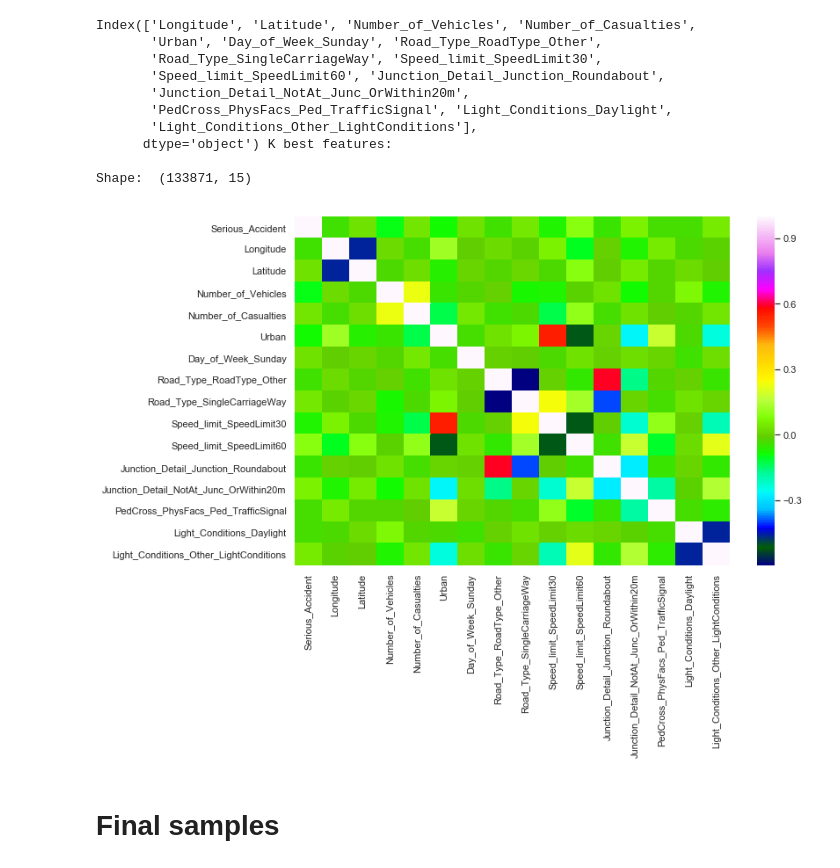
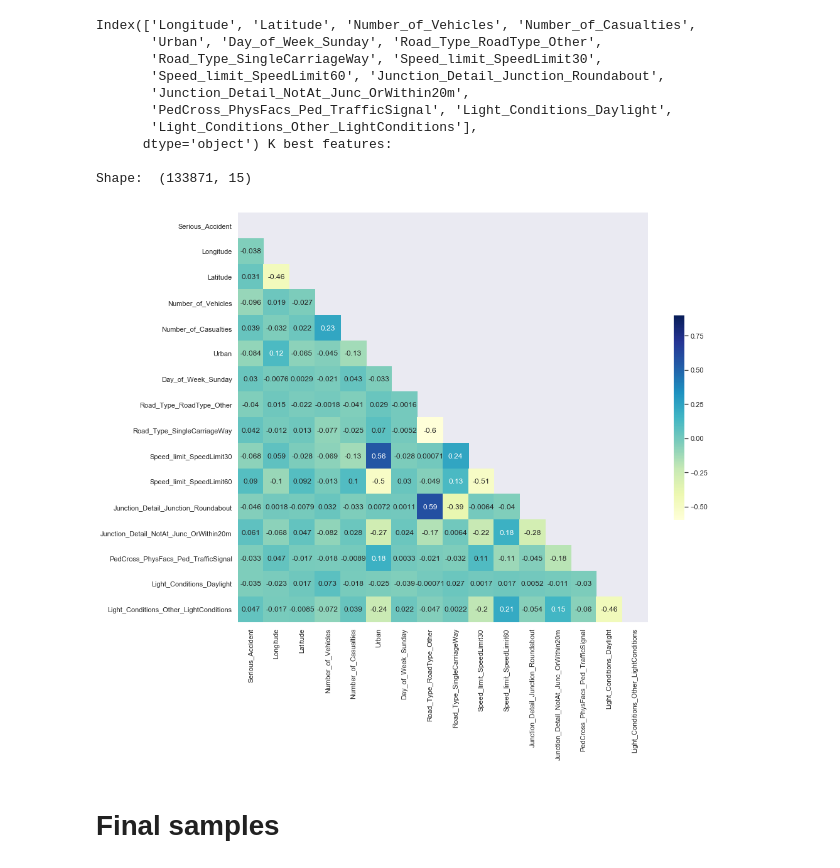
Before and after one commit to akafle1003/thinkful-supervised-learning-capstone, a Jupyter notebook: SupervisedLearningCapstone_PredictingFatalAccidentsinUKPublicRoads.ipynb, the cells around one changed output. Cells and saved outputs as stored; diff of their text form; code cells hidden in the pictures.

```diff
--- a/SupervisedLearningCapstone_PredictingFatalAccidentsinUKPublicRoads.ipynb
+++ b/SupervisedLearningCapstone_PredictingFatalAccidentsinUKPublicRoads.ipynb
@@ -858,11 +841,14 @@ Shape:  (133871, 15)
 # %%
 # Heatmap with k best features
 df_kbest=pd.concat([y, x_kbest], axis=1)
-plt.figure(figsize=(12,9))
-sns.heatmap(df_kbest.corr(), cmap='gist_ncar')
-plt.tight_layout()
+corrmat=df_kbest.corr()
+plt.subplots(figsize=(15,12))
+mask = np.zeros_like(corrmat, dtype=np.bool)
+mask[np.triu_indices_from(mask)] = True
+sns.heatmap(corrmat, annot=True, mask=mask, vmax=0.9, cmap="YlGnBu", square=True, cbar_kws={"shrink": .5})
+plt.savefig('Heatmap_CorrelationMatrix_KBest.png')
 # %% [output]
-[figure, old version]
+[figure, new version]
 # %% [markdown]
 # Final samples
 # %%
```
Also changed, not shown: parts of 61 cells of this notebook.
